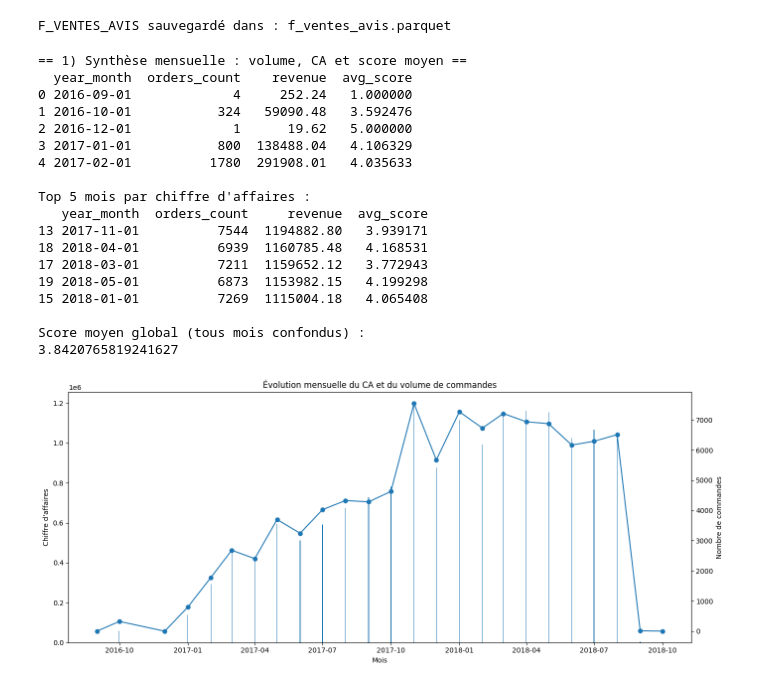
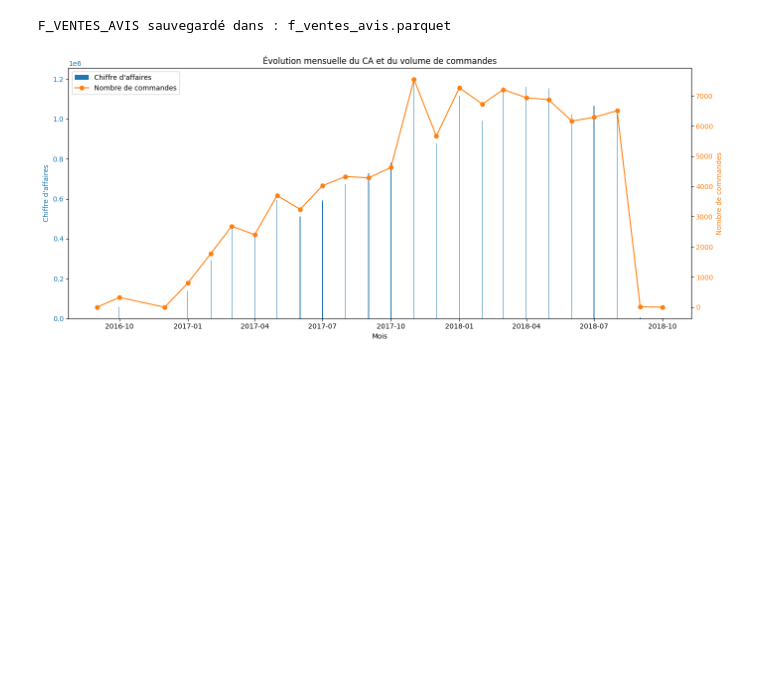
Before and after one commit to QuentinDoniczka/dataframe, a Jupyter notebook: script/1_vente_analyse_1_DONICZKA_Quentin.ipynb, the cells around one changed output. Cells and saved outputs as stored; diff of their text form; code cells hidden in the pictures; blank space fills up the shorter version.

```diff
--- a/script/1_vente_analyse_1_DONICZKA_Quentin.ipynb
+++ b/script/1_vente_analyse_1_DONICZKA_Quentin.ipynb
@@ -188,59 +234,29 @@ fva["year"] = fva["purchase_timestamp"].dt.year
 fva["month"] = fva["purchase_timestamp"].dt.month
 fva["year_month"] = fva["purchase_timestamp"].dt.to_period("M").dt.to_timestamp()
 # %%
-# 1) Évolution mensuelle des ventes et du volume de commandes
-
-# Préparation
-monthly = (
-    fva
-    .groupby("year_month", as_index=False)
-    .agg(
-        orders_count=("order_id", "nunique"),
-        revenue=("value", "sum"),
-        avg_score=("score", "mean")
-    )
-)
-
-# Affichage
-print("== 1) Synthèse mensuelle : volume, CA et score moyen ==")
-print(monthly.head())
-
-print("\nTop 5 mois par chiffre d'affaires :")
-print(monthly.sort_values("revenue", ascending=False).head(5))
-
-print("\nScore moyen global (tous mois confondus) :")
-print(monthly["avg_score"].mean())
-
 fig, ax1 = plt.subplots(figsize=(14, 6))
 
-ax1.bar(monthly["year_month"], monthly["revenue"])
+# CA : barres en bleu (axe de gauche)
+ax1.bar(monthly["year_month"], monthly["revenue"], color="C0", label="Chiffre d'affaires")
 ax1.set_xlabel("Mois")
-ax1.set_ylabel("Chiffre d'affaires")
+ax1.set_ylabel("Chiffre d'affaires", color="C0")
+ax1.tick_params(axis="y", labelcolor="C0")
 
+# Volume : courbe en orange (axe de droite)
 ax2 = ax1.twinx()
-ax2.plot(monthly["year_month"], monthly["orders_count"], marker="o")
-ax2.set_ylabel("Nombre de commandes")
+ax2.plot(monthly["year_month"], monthly["orders_count"],
+         marker="o", color="C1", label="Nombre de commandes")
+ax2.set_ylabel("Nombre de commandes", color="C1")
+ax2.tick_params(axis="y", labelcolor="C1")
 
 plt.title("Évolution mensuelle du CA et du volume de commandes")
+
+# Légende combinée
+lines_1, labels_1 = ax1.get_legend_handles_labels()
+lines_2, labels_2 = ax2.get_legend_handles_labels()
+ax1.legend(lines_1 + lines_2, labels_1 + labels_2, loc="upper left")
+
 plt.tight_layout()
 plt.show()
 # %% [output]
-== 1) Synthèse mensuelle : volume, CA et score moyen ==
-  year_month  orders_count    revenue  avg_score
-0 2016-09-01             4     252.24   1.000000
-1 2016-10-01           324   59090.48   3.592476
-2 2016-12-01             1      19.62   5.000000
-3 2017-01-01           800  138488.04   4.106329
-4 2017-02-01          1780  291908.01   4.035633
-
-Top 5 mois par chiffre d'affaires :
-   year_month  orders_count     revenue  avg_score
-13 2017-11-01          7544  1194882.80   3.939171
-18 2018-04-01          6939  1160785.48   4.168531
-17 2018-03-01          7211  1159652.12   3.772943
-19 2018-05-01          6873  1153982.15   4.199298
-15 2018-01-01          7269  1115004.18   4.065408
-
-Score moyen global (tous mois confondus) :
-3.8420765819241627
-[figure, old version]
+[figure, new version]
```
Also changed, not shown: parts of 19 cells of this notebook, 1 other file.
